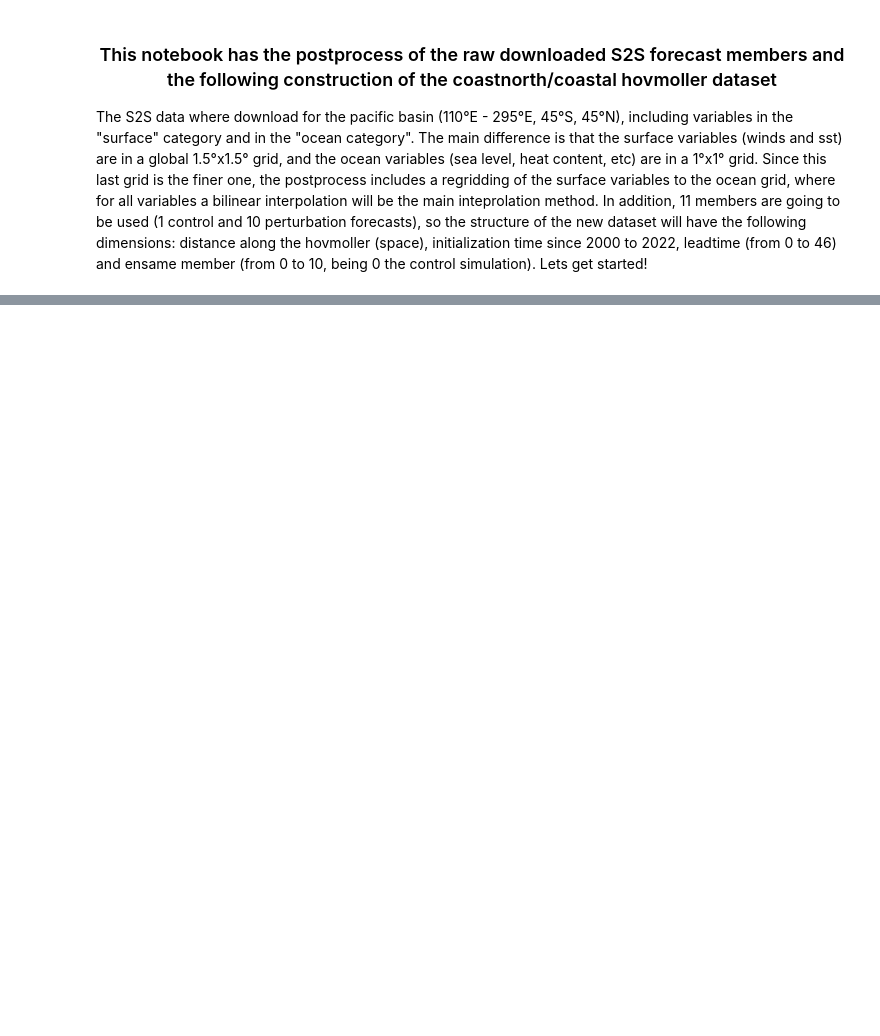
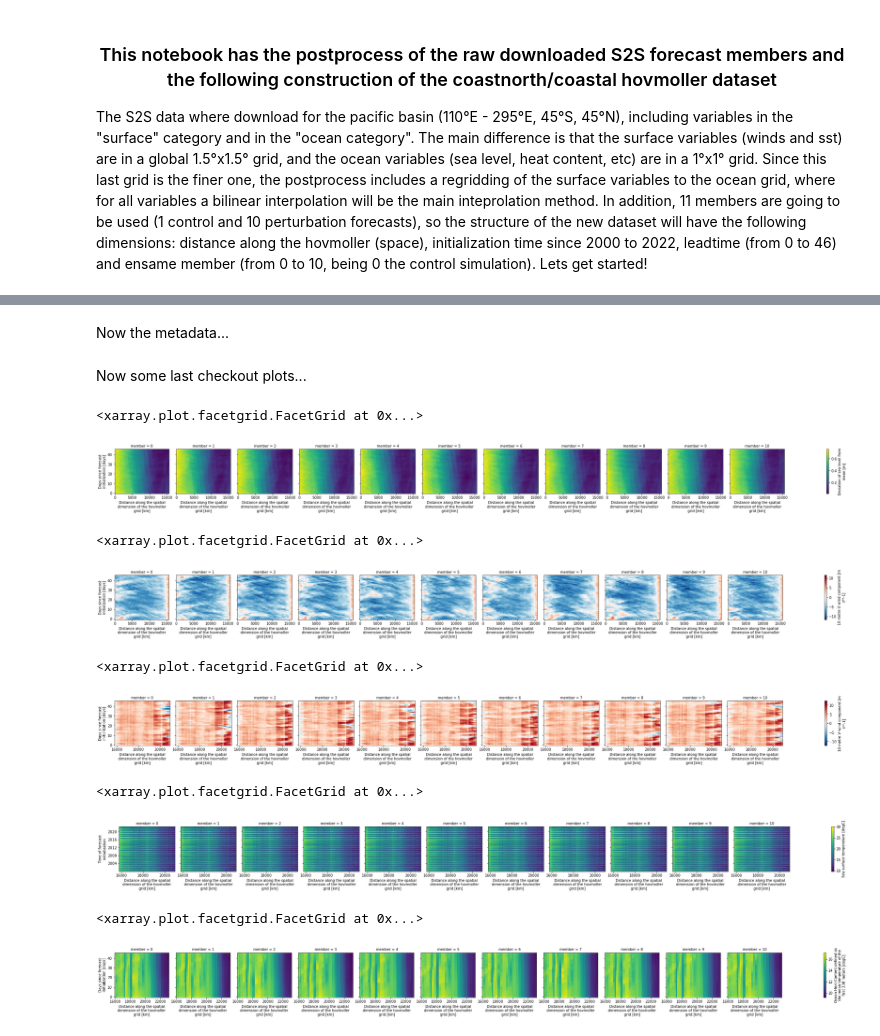
Before and after one commit to lucasglasner/S2S_CEAZA, a Jupyter notebook: 02create_hovmoller_S2S.ipynb, the cells around one changed output, grey strips where cells are left out. Drawn from its saved outputs; the diff is of its cells as text; code cells hidden in the pictures; blank space fills up the shorter version.

```diff
--- a/02create_hovmoller_S2S.ipynb
+++ b/02create_hovmoller_S2S.ipynb
@@ -121,0 +311,2 @@ def load_s2s(member, date):
+# %% [markdown]
+Now the metadata...
@@ -121,0 +360,70 @@ def load_s2s(member, date):
+# %%
+# Assign attributes
+tropical.attrs          = tropical_attrs
+tropical['10v'].attrs   = v10_attrs
+tropical['10u'].attrs   = u10_attrs
+tropical.zos.attrs      = zos_attrs
+tropical.sst.attrs      = sst_attrs
+tropical.T300.attrs     = T300_attrs
+tropical.lon.attrs      = lon_attrs
+tropical.lat.attrs      = lat_attrs
+tropical.index.attrs    = index_attrs
+tropical.distance.attrs = distance_attrs
+tropical.inittime.attrs = inittime_attrs
+tropical.leadtime.attrs = leadtime_attrs
+tropical.member.attrs   = member_attrs
+
+coastnorth.attrs          = coastnorth_attrs
+coastnorth['10v'].attrs   = v10_attrs
+coastnorth['10u'].attrs   = u10_attrs
+coastnorth.zos.attrs      = zos_attrs
+coastnorth.sst.attrs      = sst_attrs
+coastnorth.T300.attrs     = T300_attrs
+coastnorth.lon.attrs      = lon_attrs
+coastnorth.lat.attrs      = lat_attrs
+coastnorth.index.attrs    = index_attrs
+coastnorth.distance.attrs = distance_attrs
+coastnorth.inittime.attrs = inittime_attrs
+coastnorth.leadtime.attrs = leadtime_attrs
+coastnorth.member.attrs   = member_attrs
+
+coastsouth.attrs          = coastsouth_attrs
+coastsouth['10v'].attrs   = v10_attrs
+coastsouth['10u'].attrs   = u10_attrs
+coastsouth.zos.attrs      = zos_attrs
+coastsouth.sst.attrs      = sst_attrs
+coastsouth.T300.attrs     = T300_attrs
+coastsouth.lon.attrs      = lon_attrs
+coastsouth.lat.attrs      = lat_attrs
+coastsouth.index.attrs    = index_attrs
+coastsouth.distance.attrs = distance_attrs
+coastsouth.inittime.attrs = inittime_attrs
+coastsouth.leadtime.attrs = leadtime_attrs
+coastsouth.member.attrs   = member_attrs
+# %% [markdown]
+Now some last checkout plots...
+# %%
+tropical.zos[:,0,:,:].plot(col='member')
+# %% [output]
+<xarray.plot.facetgrid.FacetGrid at 0x...>
+[figure, added]
+# %%
+tropical['10u'][:,178,:,:].plot(col='member')
+# %% [output]
+<xarray.plot.facetgrid.FacetGrid at 0x...>
+[figure, added]
+# %%
+coastsouth['10v'][:,2854,:,:].plot(col='member')
+# %% [output]
+<xarray.plot.facetgrid.FacetGrid at 0x...>
+[figure, added]
+# %%
+coastsouth['sst'][:,:,5,:].plot(col='member')
+# %% [output]
+<xarray.plot.facetgrid.FacetGrid at 0x...>
+[figure, added]
+# %%
+coastnorth['T300'][:,6498,:,:].plot(col='member')
+# %% [output]
+<xarray.plot.facetgrid.FacetGrid at 0x...>
+[figure, added]
```
Also changed, not shown: parts of 18 cells of this notebook, 1 other file.
